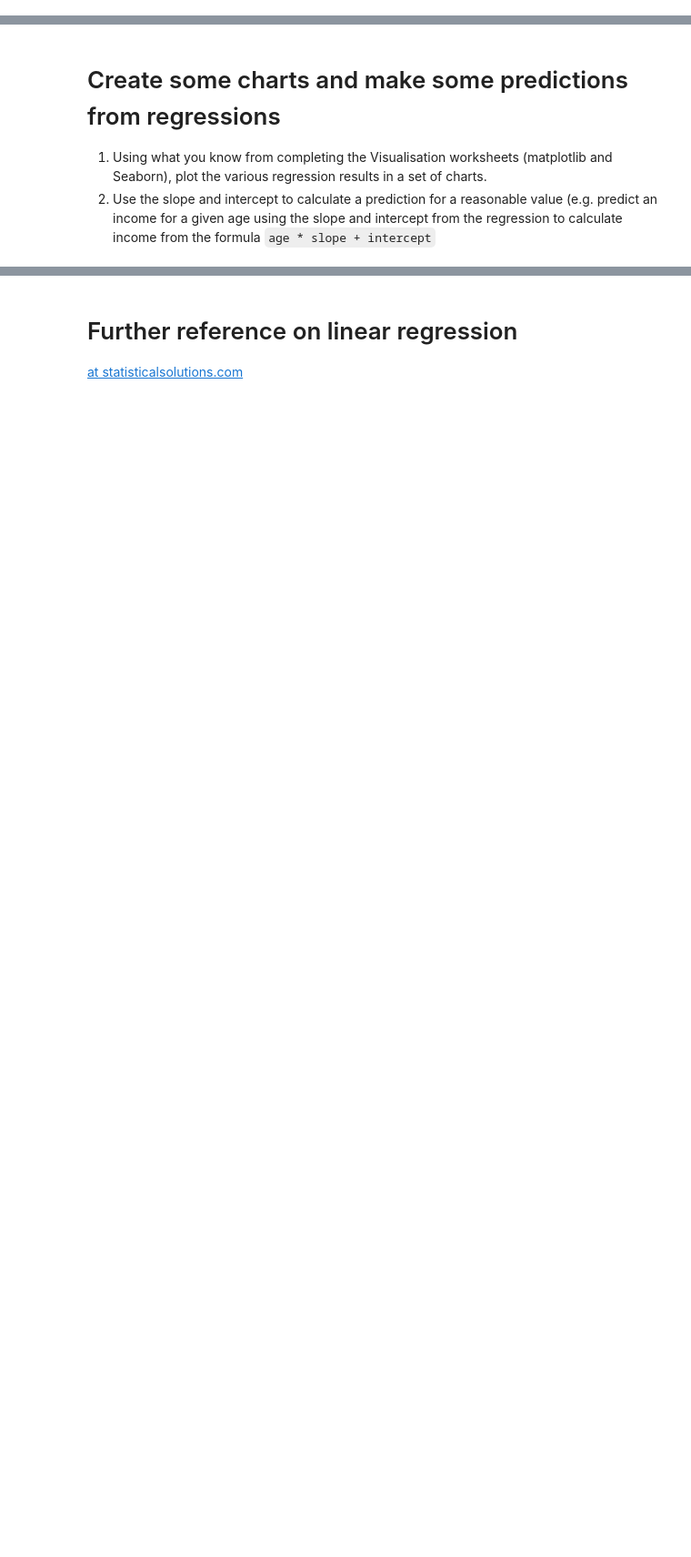
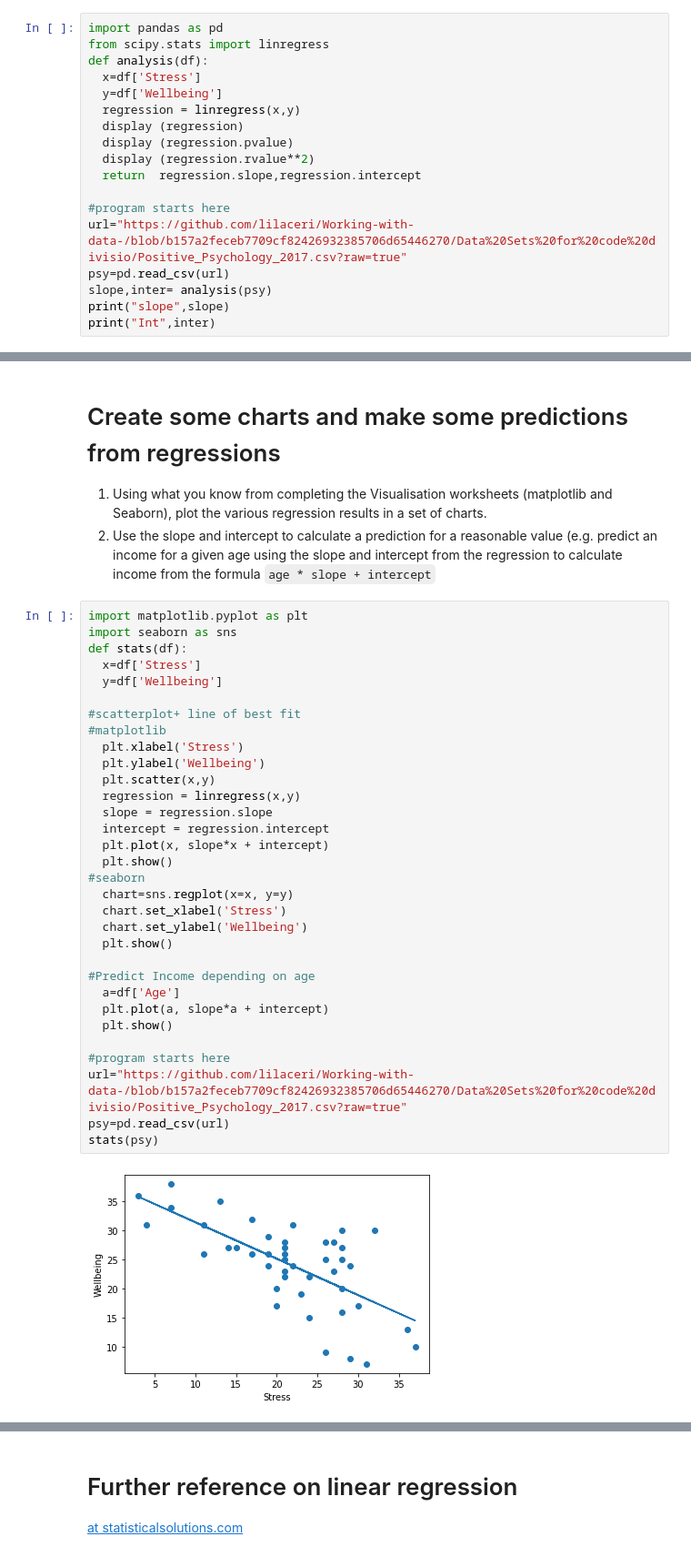
Before and after one commit to nacarvalentina/python-fundamentals, a Jupyter notebook: VN__8_1_Correlation_with_linregress.ipynb, the cells around one changed output, grey strips where cells are left out. Shown at 91% size. Saved outputs shown, nothing was run; the diff lists cells and outputs as text; blank space fills up the shorter version.

```diff
--- a/VN__8_1_Correlation_with_linregress.ipynb
+++ b/VN__8_1_Correlation_with_linregress.ipynb
@@ -118,3 +139,21 @@ Write a function that checks the significance of a regression and displays a mes
 LinregressResult(slope=-0.6279050248852254, intercept=37.713488379900454, rvalue=-0.6713959740851134, pvalue=6.084540561441803e-07, stderr=0.10694652962765022)
 r sqr = 0.4507725540176983
 model is significant, p < .05:  6.084540561441803e-07
+# %%
+import pandas as pd
+from scipy.stats import linregress
+def analysis(df):
+  x=df['Stress']
+  y=df['Wellbeing']
+  regression = linregress(x,y)
+  display (regression)
+  display (regression.pvalue)
+  display (regression.rvalue**2)
+  return  regression.slope,regression.intercept
+
+#program starts here
+url="https://github.com/lilaceri/Working-with-data-/blob/b157a2feceb7709cf82426932385706d65446270/Data%20Sets%20for%20code%20divisio/Positive_Psychology_2017.csv?raw=true"
+psy=pd.read_csv(url)
+slope,inter= analysis(psy)
+print("slope",slope)
+print("Int",inter)
@@ -123,3 +168,37 @@ model is significant, p < .05:  6.084540561441803e-07
 
 1.  Using what you know from completing the Visualisation worksheets (matplotlib and Seaborn), plot the various regression results in a set of charts.
 2.  Use the slope and intercept to calculate a prediction for a reasonable value (e.g. predict an income for a given age using the slope and intercept from the regression to calculate income from the formula `age * slope + intercept`
+# %%
+import matplotlib.pyplot as plt
+import seaborn as sns
+def stats(df):
+  x=df['Stress']
+  y=df['Wellbeing']
+
+#scatterplot+ line of best fit
+#matplotlib
+  plt.xlabel('Stress')
+  plt.ylabel('Wellbeing')
+  plt.scatter(x,y)
+  regression = linregress(x,y)
+  slope = regression.slope
+  intercept = regression.intercept
+  plt.plot(x, slope*x + intercept)
+  plt.show()
+#seaborn
+  chart=sns.regplot(x=x, y=y)
+  chart.set_xlabel('Stress')
+  chart.set_ylabel('Wellbeing')
+  plt.show()
+
+#Predict Income depending on age
+  a=df['Age']
+  plt.plot(a, slope*a + intercept)
+  plt.show()
+
+#program starts here
+url="https://github.com/lilaceri/Working-with-data-/blob/b157a2feceb7709cf82426932385706d65446270/Data%20Sets%20for%20code%20divisio/Positive_Psychology_2017.csv?raw=true"
+psy=pd.read_csv(url)
+stats(psy)
+# %% [output]
+[figure, added]
```
Also changed, not shown: parts of 3 cells of this notebook.
